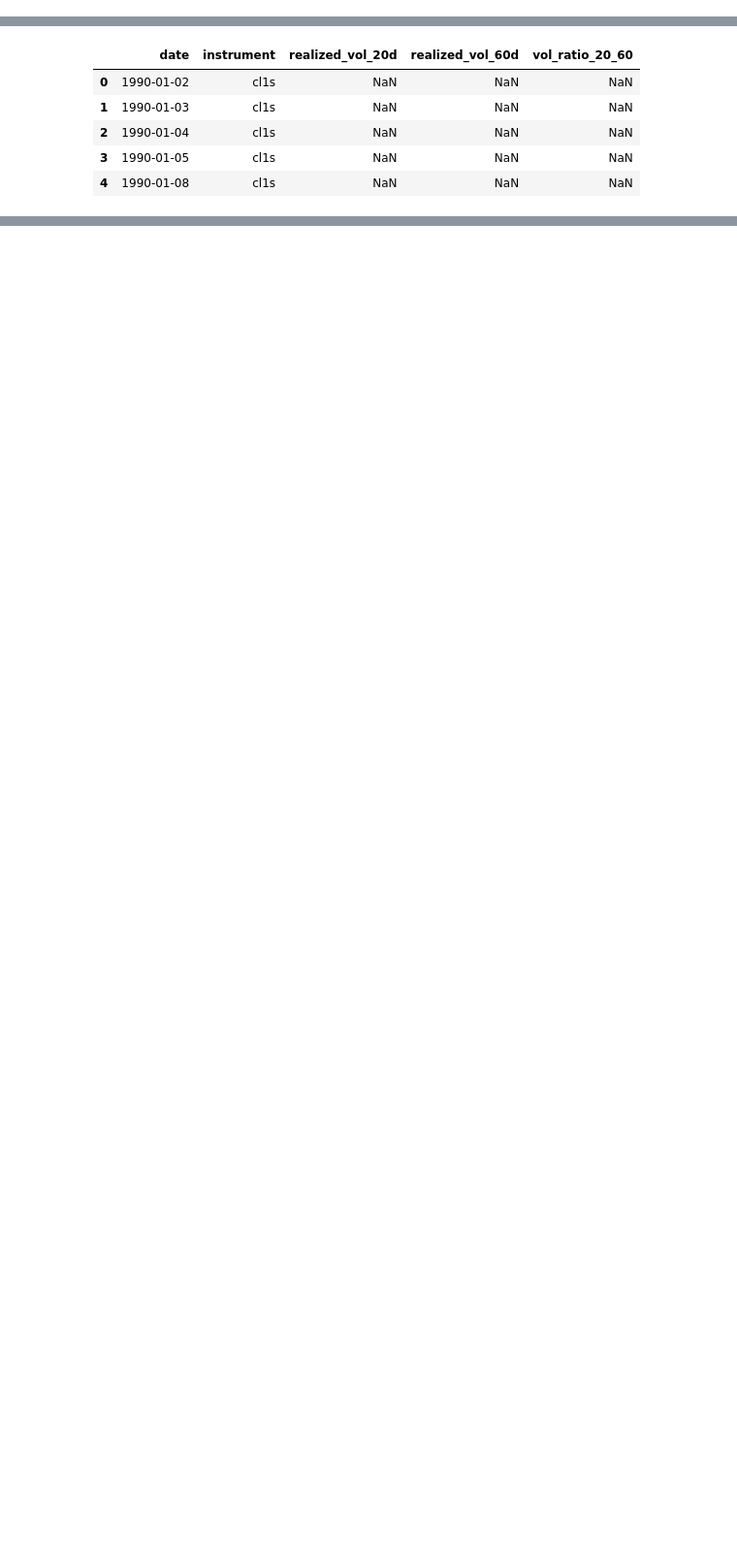
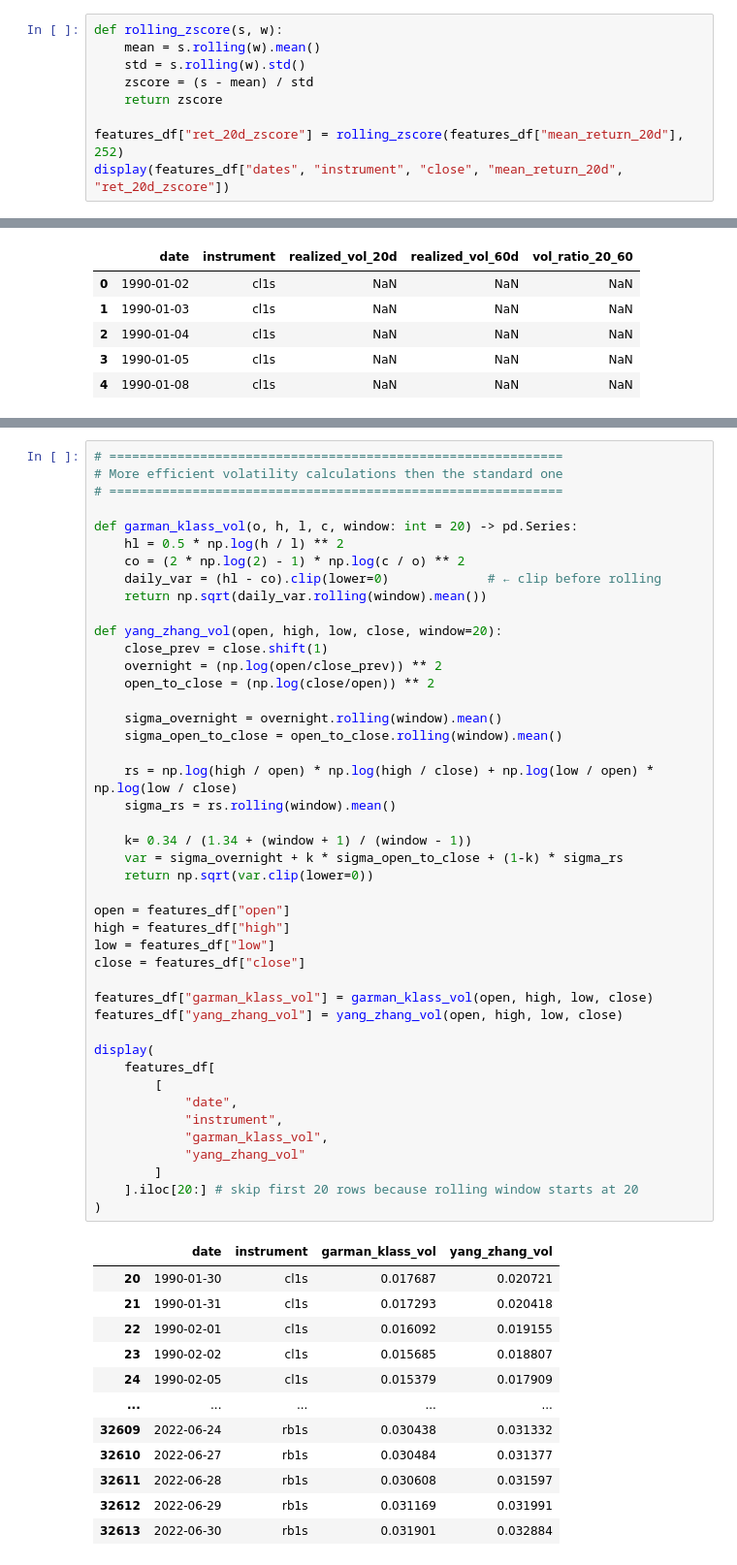
Before and after one commit to garancedvn/Systematic-Trading, a Jupyter notebook: coursework.ipynb, the cells around one changed output, grey strips where cells are left out. Shown at 97% size. Drawn from its saved outputs; the diff is of its cells as text; blank space fills up the shorter version.

```diff
--- a/coursework.ipynb
+++ b/coursework.ipynb
@@ -822,0 +834,9 @@ display(
+# %%
+def rolling_zscore(s, w):
+    mean = s.rolling(w).mean()
+    std = s.rolling(w).std()
+    zscore = (s - mean) / std
+    return zscore
+
+features_df["ret_20d_zscore"] = rolling_zscore(features_df["mean_return_20d"], 252)
+display(features_df["dates", "instrument", "close", "mean_return_20d", "ret_20d_zscore"])
@@ -961,0 +1006,57 @@ display(
+# %%
+# ============================================================
+# More efficient volatility calculations then the standard one
+# ============================================================
+
+def garman_klass_vol(o, h, l, c, window: int = 20) -> pd.Series:
+    hl = 0.5 * np.log(h / l) ** 2
+    co = (2 * np.log(2) - 1) * np.log(c / o) ** 2
+    daily_var = (hl - co).clip(lower=0)             # ← clip before rolling
+    return np.sqrt(daily_var.rolling(window).mean())
+
+def yang_zhang_vol(open, high, low, close, window=20):
+    close_prev = close.shift(1)
+    overnight = (np.log(open/close_prev)) ** 2
+    open_to_close = (np.log(close/open)) ** 2
+
+    sigma_overnight = overnight.rolling(window).mean()
+    sigma_open_to_close = open_to_close.rolling(window).mean()
+
+    rs = np.log(high / open) * np.log(high / close) + np.log(low / open) * np.log(low / close)
+    sigma_rs = rs.rolling(window).mean()
+
+    k= 0.34 / (1.34 + (window + 1) / (window - 1))
+    var = sigma_overnight + k * sigma_open_to_close + (1-k) * sigma_rs
+    return np.sqrt(var.clip(lower=0))
+
+open = features_df["open"]
+high = features_df["high"]
+low = features_df["low"]
+close = features_df["close"]
+
+features_df["garman_klass_vol"] = garman_klass_vol(open, high, low, close)
+features_df["yang_zhang_vol"] = yang_zhang_vol(open, high, low, close)
+
+display(
+    features_df[
+        [
+            "date",
+            "instrument",
+            "garman_klass_vol",
+            "yang_zhang_vol"
+        ]
+    ].iloc[20:] # skip first 20 rows because rolling window starts at 20
+)
+# %% [output]
+|  | date | instrument | garman_klass_vol | yang_zhang_vol |
+| 20 | 1990-01-30 | cl1s | 0.017687 | 0.020721 |
+| 21 | 1990-01-31 | cl1s | 0.017293 | 0.020418 |
+| 22 | 1990-02-01 | cl1s | 0.016092 | 0.019155 |
+| 23 | 1990-02-02 | cl1s | 0.015685 | 0.018807 |
+| 24 | 1990-02-05 | cl1s | 0.015379 | 0.017909 |
+| ... | ... | ... | ... | ... |
+| 32609 | 2022-06-24 | rb1s | 0.030438 | 0.031332 |
+| 32610 | 2022-06-27 | rb1s | 0.030484 | 0.031377 |
+| 32611 | 2022-06-28 | rb1s | 0.030608 | 0.031597 |
+| 32612 | 2022-06-29 | rb1s | 0.031169 | 0.031991 |
+| 32613 | 2022-06-30 | rb1s | 0.031901 | 0.032884 |
```
Also changed, not shown: parts of 6 cells of this notebook, 2 other files.
